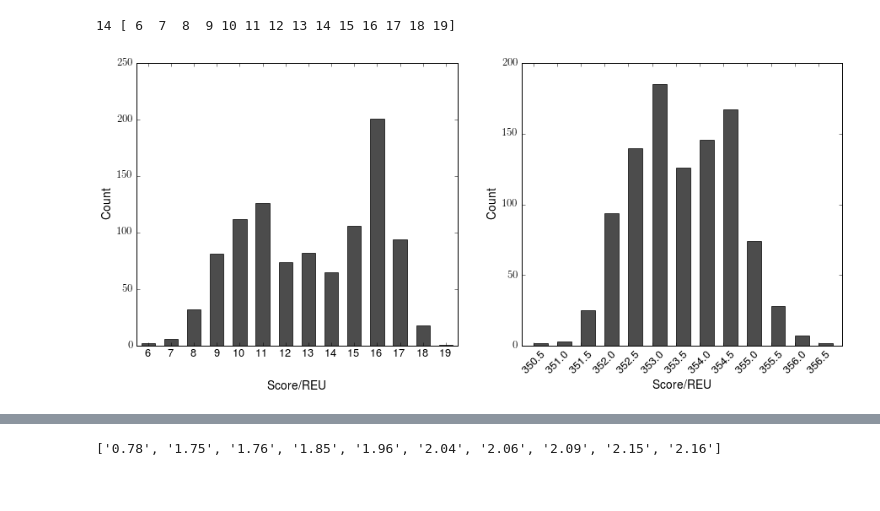
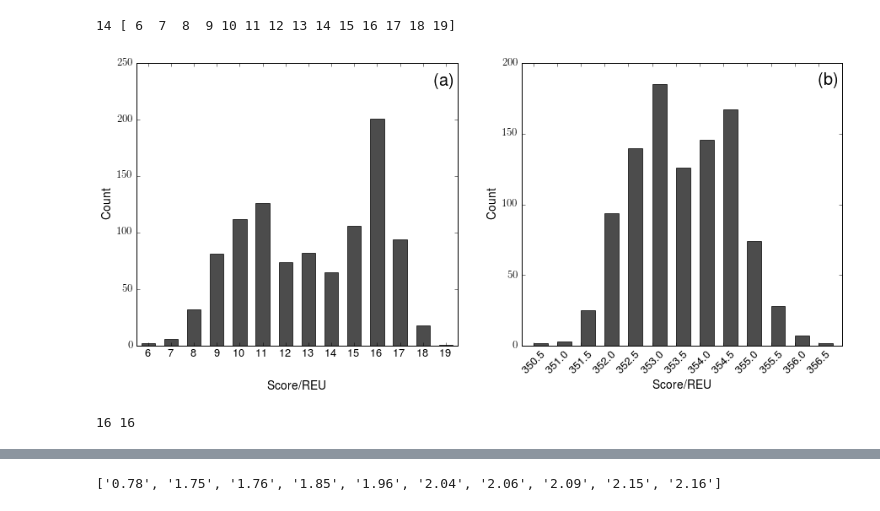
Before and after one commit to xiaotongzuo/Research, a Jupyter notebook: PyRosetta/Code/plot_0326.ipynb, the cells around one changed output, grey strips where cells are left out. Drawn from its saved outputs; the diff is of its cells as text; code cells hidden in the pictures.

```diff
--- a/PyRosetta/Code/plot_0326.ipynb
+++ b/PyRosetta/Code/plot_0326.ipynb
@@ -25,23 +25,35 @@ print len(count2),bins2
 # %%
 plt.figure(figsize=(15,6))
 plt.subplot(121)
 #plt.figure(figsize=(4,3))
 plt.bar(bins2,count2,width=0.6,color='black',alpha=0.7,align="center")
 plt.xlim(5.5,19.5)
 plt.xlabel('Score/REU',fontsize=14,labelpad=26)
 plt.ylabel('Count',fontsize=14)
 plt.xticks(bins2, bins2,fontsize=13)
 plt.yticks(fontsize=13)
+plt.text(18.5,230, '(a)', fontsize=20)
 
 plt.subplot(122)
 #plt.figure(figsize=(4,3))
 plt.bar(bins,count,width,color='black',alpha=0.7)
 plt.xlim(350.25,357)
 plt.xticks(bins, bins,rotation=45,fontsize=13)
 plt.yticks(fontsize=13)
 plt.xlabel('Score/REU',fontsize=14)
 plt.ylabel('Count',fontsize=14)
+plt.text(356.5,185, '(b)', fontsize=20)
 
 plt.savefig(path+'low_efficiency.png')
 # %% [output]
-[figure, old version]
+[figure, new version]
+# %%
+bins3=[1,2,3,4,5,6,7,8,9,10,11,12,13,14,15,16]
+count3=[1,4,72,361,715,990,1079,1172,1243,1106,750,326,138,33,8,2]
+
+bins4=np.arange(343,356,1)
+count4=[3,4,17,62,622,1928,2691,1794,676,167,33,1,2]
+
+print len(bin3),len(count3)
+# %% [output]
+16 16
```
Also changed, not shown: parts of 13 cells of this notebook, 6 other files.
